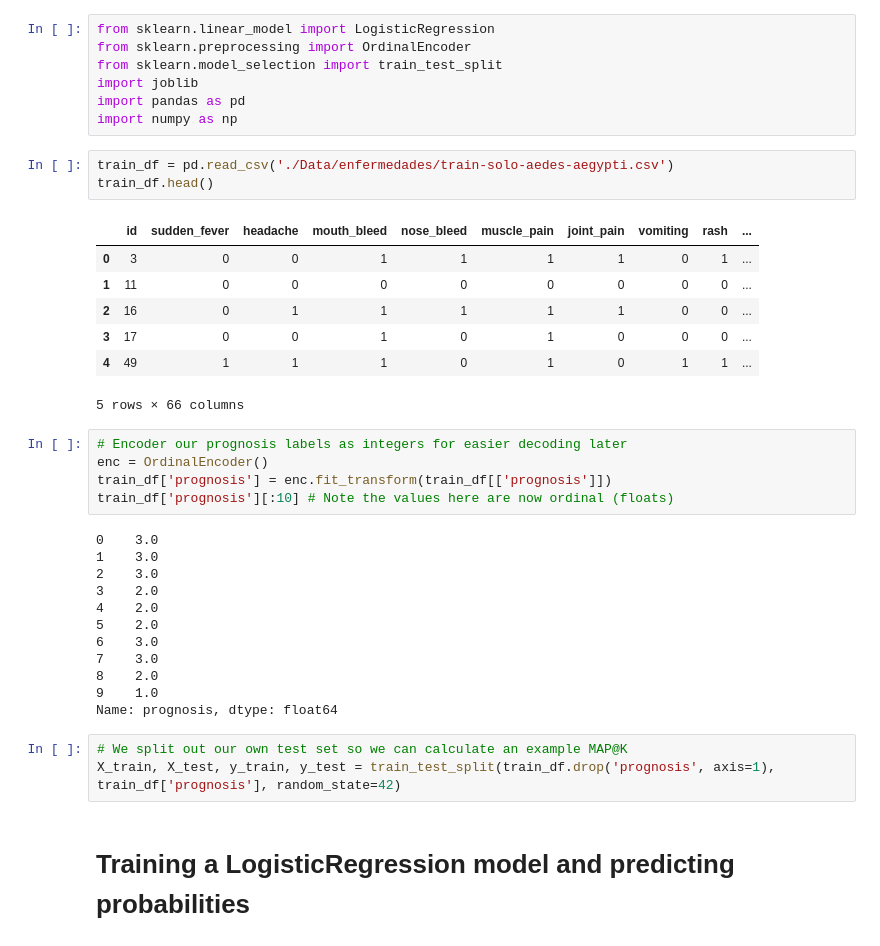
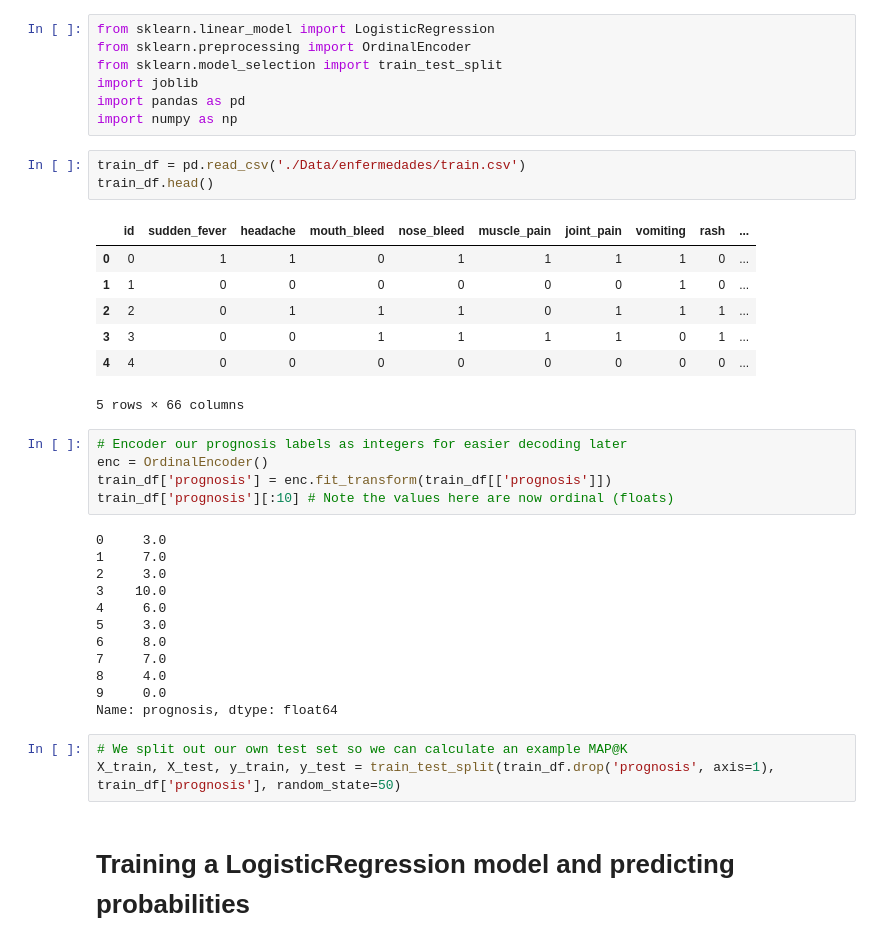
Before and after one commit to Ayrton-S64/AN-Dengue-prediction-server, a Jupyter notebook: generating-map-k-predictions.ipynb, the cells around one changed output. Cells and saved outputs as stored; diff of their text form.

```diff
--- a/generating-map-k-predictions.ipynb
+++ b/generating-map-k-predictions.ipynb
@@ -25,15 +25,15 @@ import joblib
 import pandas as pd
 import numpy as np
 # %%
-train_df = pd.read_csv('./Data/enfermedades/train-solo-aedes-aegypti.csv')
+train_df = pd.read_csv('./Data/enfermedades/train.csv')
 train_df.head()
 # %% [output]
 |  | id | sudden_fever | headache | mouth_bleed | nose_bleed | muscle_pain | joint_pain | vomiting | rash | ... |
-| 0 | 3 | 0 | 0 | 1 | 1 | 1 | 1 | 0 | 1 | ... |
-| 1 | 11 | 0 | 0 | 0 | 0 | 0 | 0 | 0 | 0 | ... |
-| 2 | 16 | 0 | 1 | 1 | 1 | 1 | 1 | 0 | 0 | ... |
-| 3 | 17 | 0 | 0 | 1 | 0 | 1 | 0 | 0 | 0 | ... |
-| 4 | 49 | 1 | 1 | 1 | 0 | 1 | 0 | 1 | 1 | ... |
+| 0 | 0 | 1 | 1 | 0 | 1 | 1 | 1 | 1 | 0 | ... |
+| 1 | 1 | 0 | 0 | 0 | 0 | 0 | 0 | 1 | 0 | ... |
+| 2 | 2 | 0 | 1 | 1 | 1 | 0 | 1 | 1 | 1 | ... |
+| 3 | 3 | 0 | 0 | 1 | 1 | 1 | 1 | 0 | 1 | ... |
+| 4 | 4 | 0 | 0 | 0 | 0 | 0 | 0 | 0 | 0 | ... |
 5 rows × 66 columns
 # %%
 # Encoder our prognosis labels as integers for easier decoding later
@@ -41,20 +41,20 @@ enc = OrdinalEncoder()
 train_df['prognosis'] = enc.fit_transform(train_df[['prognosis']])
 train_df['prognosis'][:10] # Note the values here are now ordinal (floats)
 # %% [output]
-0    3.0
-1    3.0
-2    3.0
-3    2.0
-4    2.0
-5    2.0
-6    3.0
-7    3.0
-8    2.0
-9    1.0
+0     3.0
+1     7.0
+2     3.0
+3    10.0
+4     6.0
+5     3.0
+6     8.0
+7     7.0
+8     4.0
+9     0.0
 Name: prognosis, dtype: float64
 # %%
 # We split out our own test set so we can calculate an example MAP@K
-X_train, X_test, y_train, y_test = train_test_split(train_df.drop('prognosis', axis=1), train_df['prognosis'], random_state=42)
+X_train, X_test, y_train, y_test = train_test_split(train_df.drop('prognosis', axis=1), train_df['prognosis'], random_state=50)
 # %% [markdown]
 # Training a LogisticRegression model and predicting probabilities
 # %%
```
Also changed, not shown: parts of 9 cells of this notebook, 7 other files.
